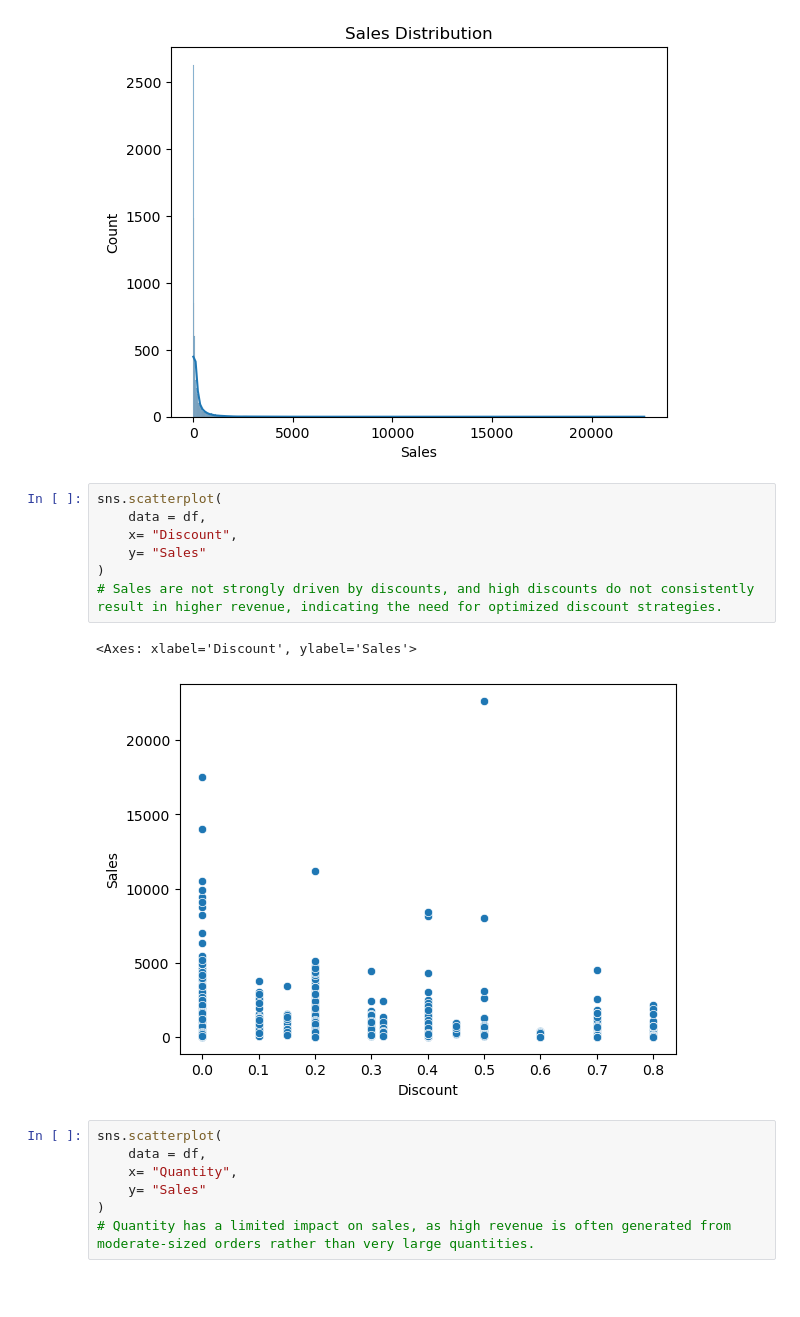
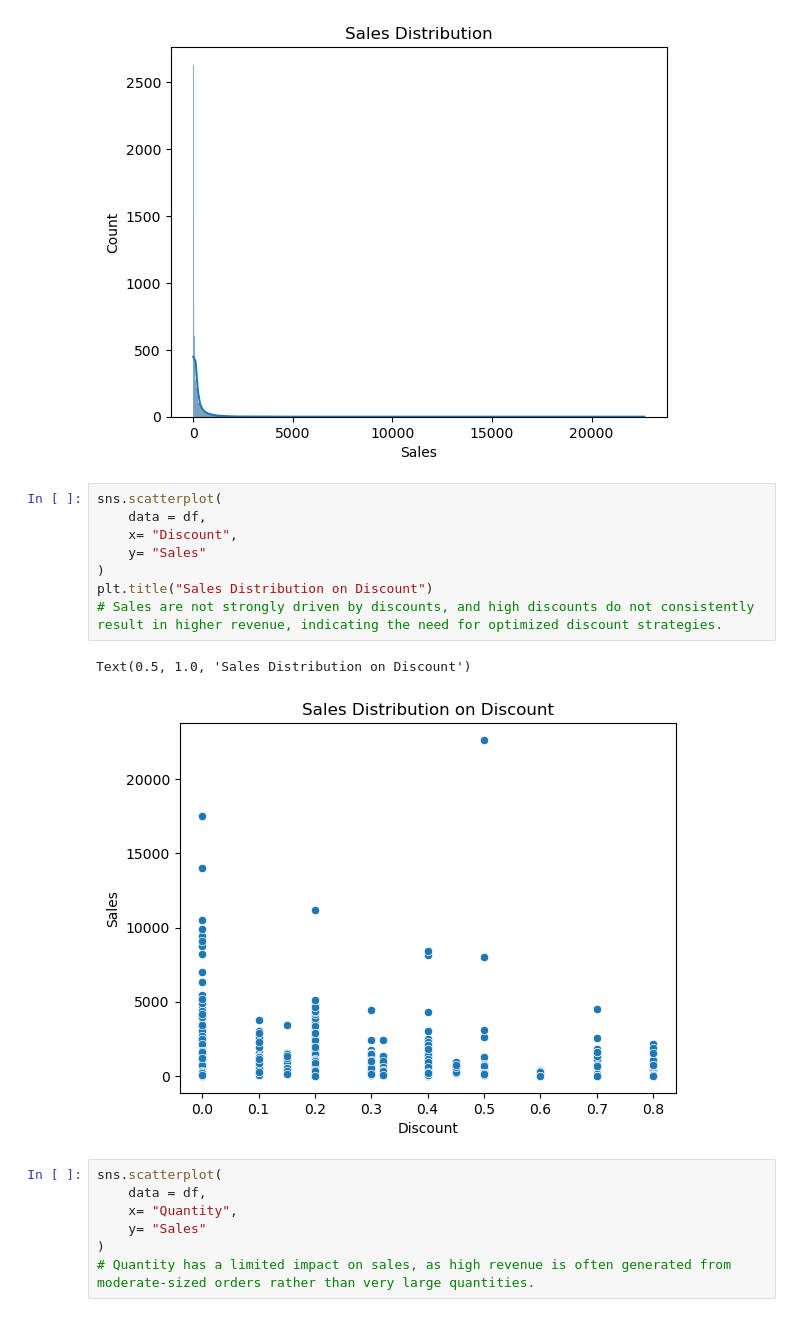
Before and after one commit to ayushporwal2006/FUTURE_ML_01, a Jupyter notebook: Task_1.ipynb, the cells around one changed output. Drawn from its saved outputs; the diff is of its cells as text; blank space fills up the shorter version.

```diff
--- a/Task_1.ipynb
+++ b/Task_1.ipynb
@@ -148,13 +149,14 @@ Text(0.5, 1.0, 'Sales Distribution')
 # %%
 sns.scatterplot(
     data = df,
     x= "Discount",
     y= "Sales"
 )
+plt.title("Sales Distribution on Discount")
 # Sales are not strongly driven by discounts, and high discounts do not consistently result in higher revenue, indicating the need for optimized discount strategies.
 # %% [output]
-<Axes: xlabel='Discount', ylabel='Sales'>
+Text(0.5, 1.0, 'Sales Distribution on Discount')
-[figure, old version]
+[figure, new version]
 # %%
 sns.scatterplot(
     data = df,
```
Also changed, not shown: parts of 2 cells of this notebook.
